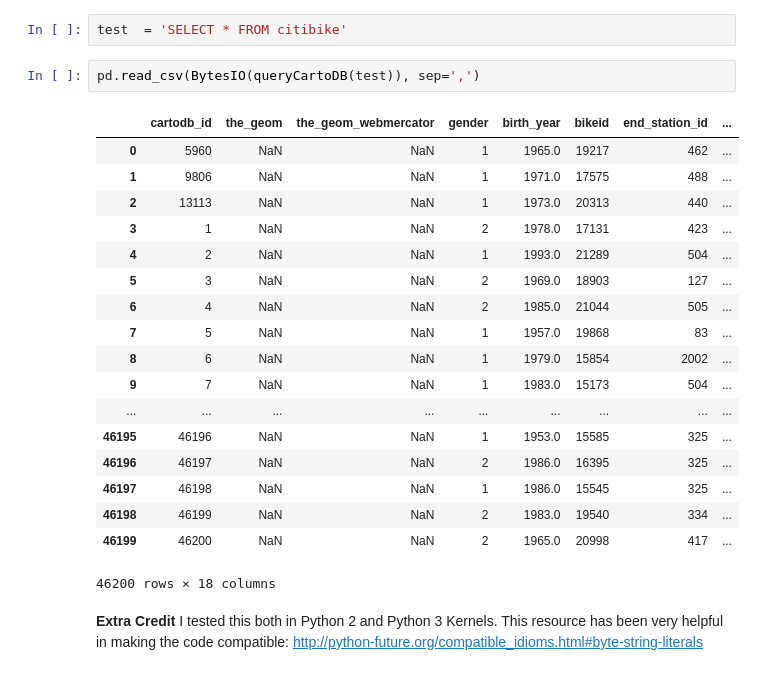
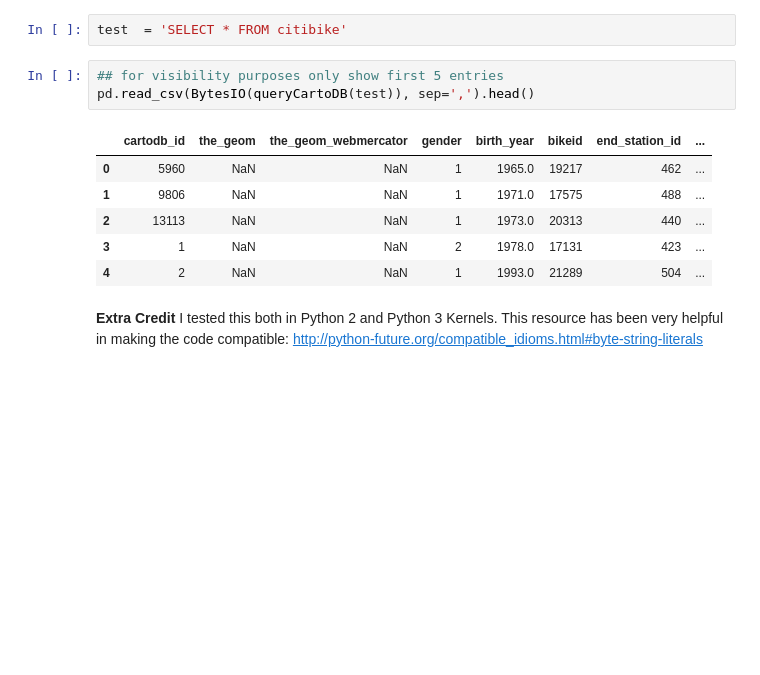
Before and after one commit to biabbiassago/PUI2017_bb1569, a Jupyter notebook: HW7_bb1569/SQLLab_bb1569.ipynb, the cells around one changed output. Cells and saved outputs as stored; diff of their text form; blank space fills up the shorter version.

```diff
--- a/HW7_bb1569/SQLLab_bb1569.ipynb
+++ b/HW7_bb1569/SQLLab_bb1569.ipynb
@@ -46,26 +46,15 @@ def queryCartoDB(query, format='CSV', source=SQL_SOURCE):
 # %%
 test  = 'SELECT * FROM citibike'
 # %%
-pd.read_csv(BytesIO(queryCartoDB(test)), sep=',')
+## for visibility purposes only show first 5 entries
+pd.read_csv(BytesIO(queryCartoDB(test)), sep=',').head()
 # %% [output]
 |  | cartodb_id | the_geom | the_geom_webmercator | gender | birth_year | bikeid | end_station_id | ... |
 | 0 | 5960 | NaN | NaN | 1 | 1965.0 | 19217 | 462 | ... |
 | 1 | 9806 | NaN | NaN | 1 | 1971.0 | 17575 | 488 | ... |
 | 2 | 13113 | NaN | NaN | 1 | 1973.0 | 20313 | 440 | ... |
 | 3 | 1 | NaN | NaN | 2 | 1978.0 | 17131 | 423 | ... |
 | 4 | 2 | NaN | NaN | 1 | 1993.0 | 21289 | 504 | ... |
-| 5 | 3 | NaN | NaN | 2 | 1969.0 | 18903 | 127 | ... |
-| 6 | 4 | NaN | NaN | 2 | 1985.0 | 21044 | 505 | ... |
-| 7 | 5 | NaN | NaN | 1 | 1957.0 | 19868 | 83 | ... |
-| 8 | 6 | NaN | NaN | 1 | 1979.0 | 15854 | 2002 | ... |
-| 9 | 7 | NaN | NaN | 1 | 1983.0 | 15173 | 504 | ... |
-| ... | ... | ... | ... | ... | ... | ... | ... | ... |
-| 46195 | 46196 | NaN | NaN | 1 | 1953.0 | 15585 | 325 | ... |
-| 46196 | 46197 | NaN | NaN | 2 | 1986.0 | 16395 | 325 | ... |
-| 46197 | 46198 | NaN | NaN | 1 | 1986.0 | 15545 | 325 | ... |
-| 46198 | 46199 | NaN | NaN | 2 | 1983.0 | 19540 | 334 | ... |
-| 46199 | 46200 | NaN | NaN | 2 | 1965.0 | 20998 | 417 | ... |
-46200 rows × 18 columns
 # %% [markdown]
 **Extra Credit**
 I tested this both in Python 2 and Python 3 Kernels.
```
Also changed, not shown: parts of 14 cells of this notebook.
